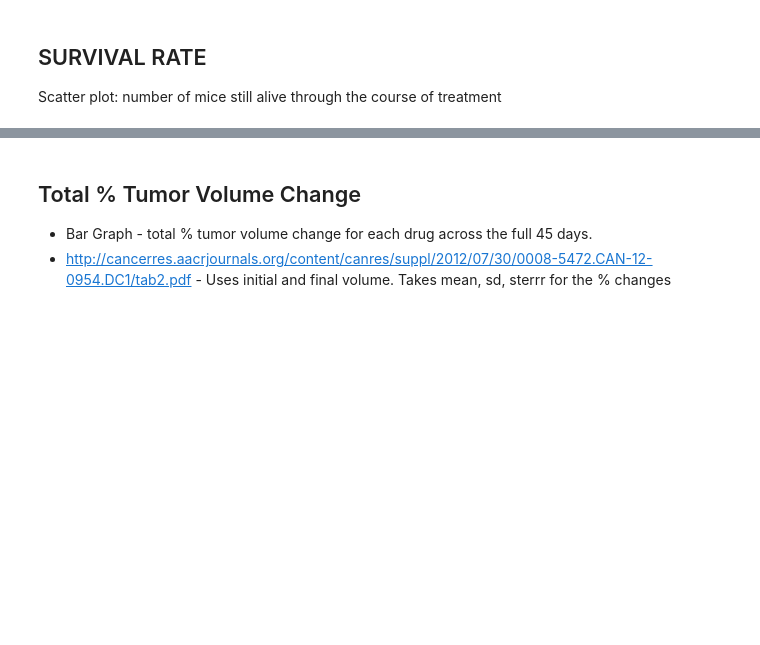
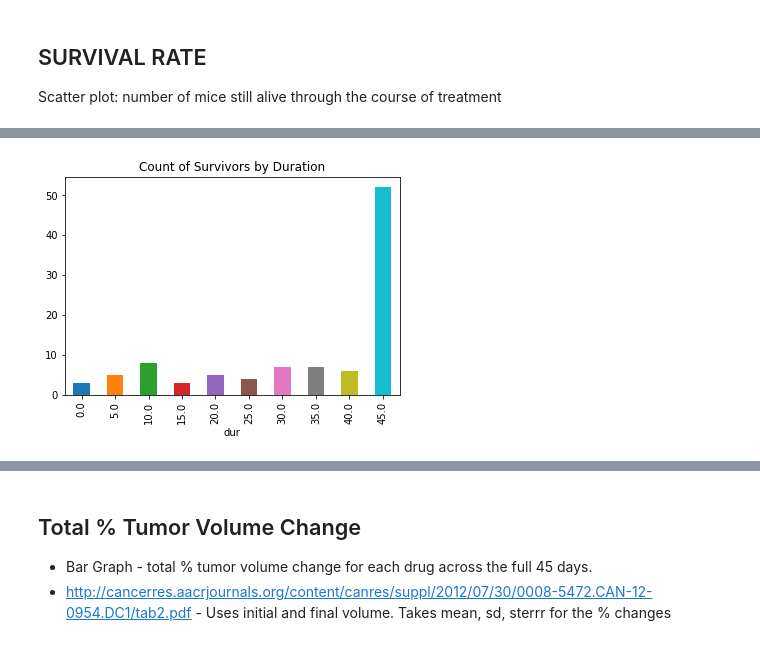
Before and after one commit to jenshurley/hw5, a Jupyter notebook: PYDRUG_FINAL.ipynb, the cells around one changed output, grey strips where cells are left out. Saved outputs shown, nothing was run; the diff lists cells and outputs as text; code cells hidden in the pictures; blank space fills up the shorter version.

```diff
--- a/PYDRUG_FINAL.ipynb
+++ b/PYDRUG_FINAL.ipynb
@@ -140,0 +197,4 @@ plt.title("Lifespans of mice on different drugs");
+# %%
+sr.groupby('dur')['mouse_id'].count().plot(kind='bar', title='Count of Survivors by Duration');
+# %% [output]
+[figure, added]
```
Also changed, not shown: parts of 29 cells of this notebook.
